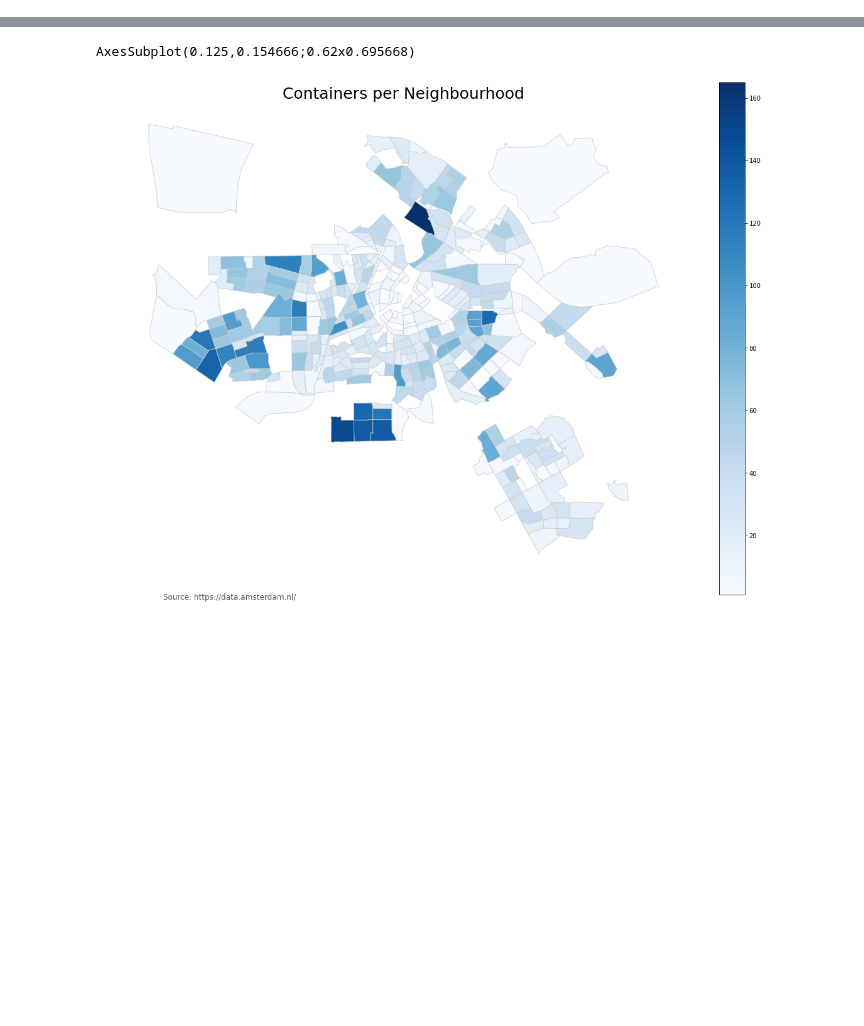
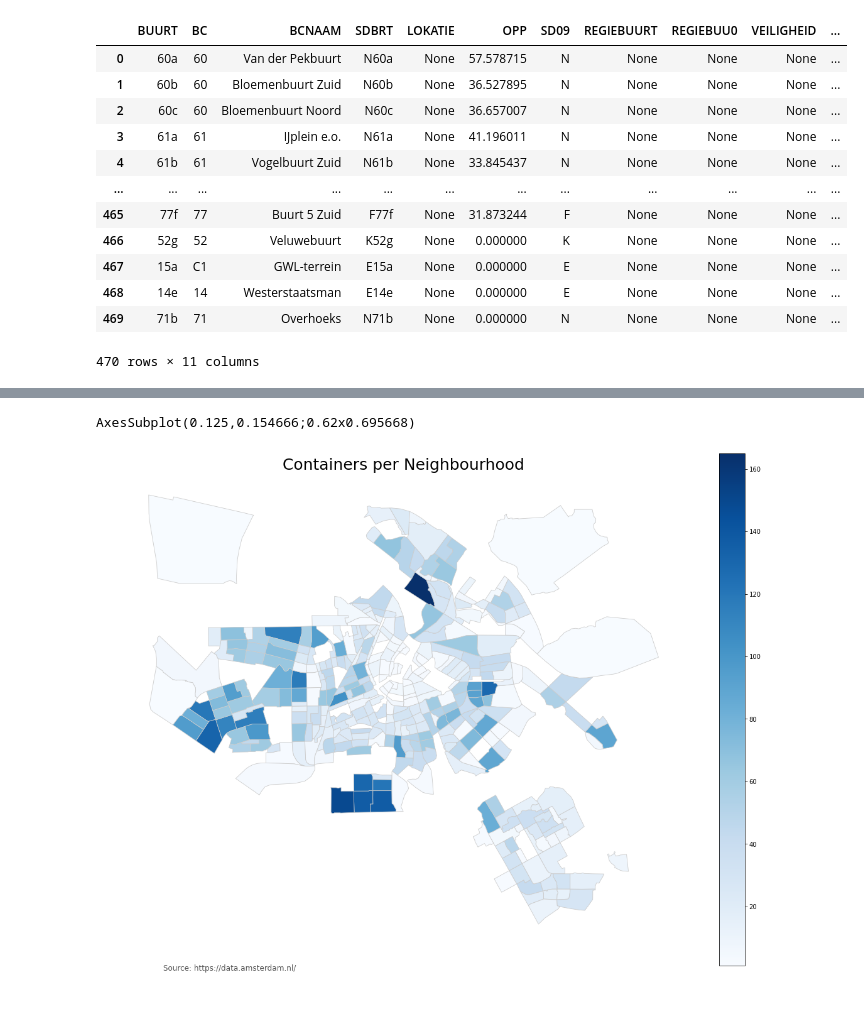
Before and after one commit to pmoreira1/amsterdam-project, a Jupyter notebook: Map - Containers per Neighbourhood.ipynb, the cells around one changed output, grey strips where cells are left out. Cells and saved outputs as stored; diff of their text form; code cells hidden in the pictures; blank space fills up the shorter version.

```diff
--- a/Map - Containers per Neighbourhood.ipynb
+++ b/Map - Containers per Neighbourhood.ipynb
@@ -1,11 +1,26 @@
 # %%
 import pandas as pd
 import geopandas as gpd
 import pymysql
 from sqlalchemy import create_engine
 import matplotlib.pyplot as plt
 db_engine = create_engine('mysql+pymysql://student:IHisCool!@34.77.233.175/waste')
 map_df = gpd.read_file('shapes/brtk2010_ind2005_region.shp')
+map_df
+# %% [output]
+|  | BUURT | BC | BCNAAM | SDBRT | LOKATIE | OPP | SD09 | REGIEBUURT | REGIEBUU0 | VEILIGHEID | ... |
+| 0 | 60a | 60 | Van der Pekbuurt | N60a | None | 57.578715 | N | None | None | None | ... |
+| 1 | 60b | 60 | Bloemenbuurt Zuid | N60b | None | 36.527895 | N | None | None | None | ... |
+| 2 | 60c | 60 | Bloemenbuurt Noord | N60c | None | 36.657007 | N | None | None | None | ... |
+| 3 | 61a | 61 | IJplein e.o. | N61a | None | 41.196011 | N | None | None | None | ... |
+| 4 | 61b | 61 | Vogelbuurt Zuid | N61b | None | 33.845437 | N | None | None | None | ... |
+| ... | ... | ... | ... | ... | ... | ... | ... | ... | ... | ... | ... |
+| 465 | 77f | 77 | Buurt 5 Zuid | F77f | None | 31.873244 | F | None | None | None | ... |
+| 466 | 52g | 52 | Veluwebuurt | K52g | None | 0.000000 | K | None | None | None | ... |
+| 467 | 15a | C1 | GWL-terrein | E15a | None | 0.000000 | E | None | None | None | ... |
+| 468 | 14e | 14 | Westerstaatsman | E14e | None | 0.000000 | E | None | None | None | ... |
+| 469 | 71b | 71 | Overhoeks | N71b | None | 0.000000 | N | None | None | None | ... |
+470 rows × 11 columns
 # %%
 # GET SQL DATA
 population_data = pd.read_sql('SELECT * FROM popuplation_data', db_engine)
```
Also changed, not shown: parts of 1 cell of this notebook, 7 other files.
